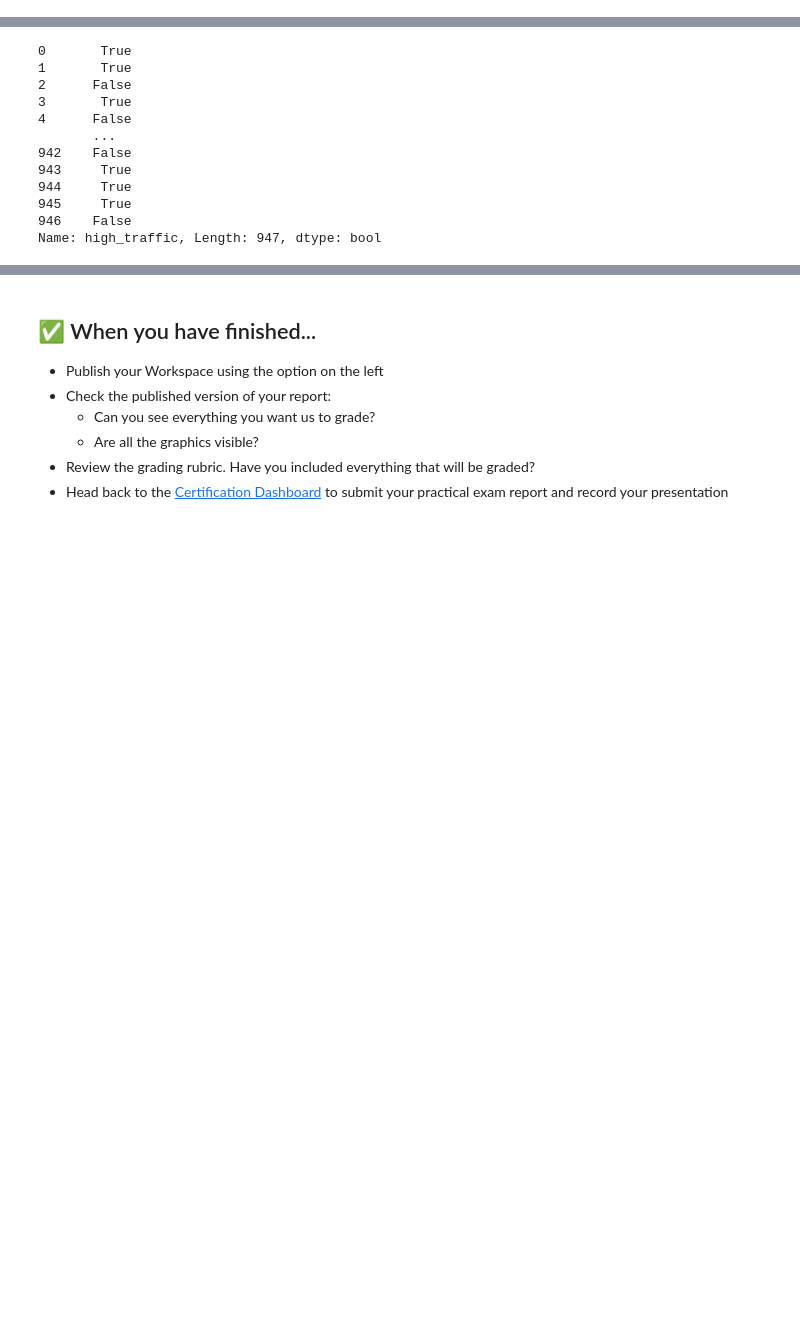
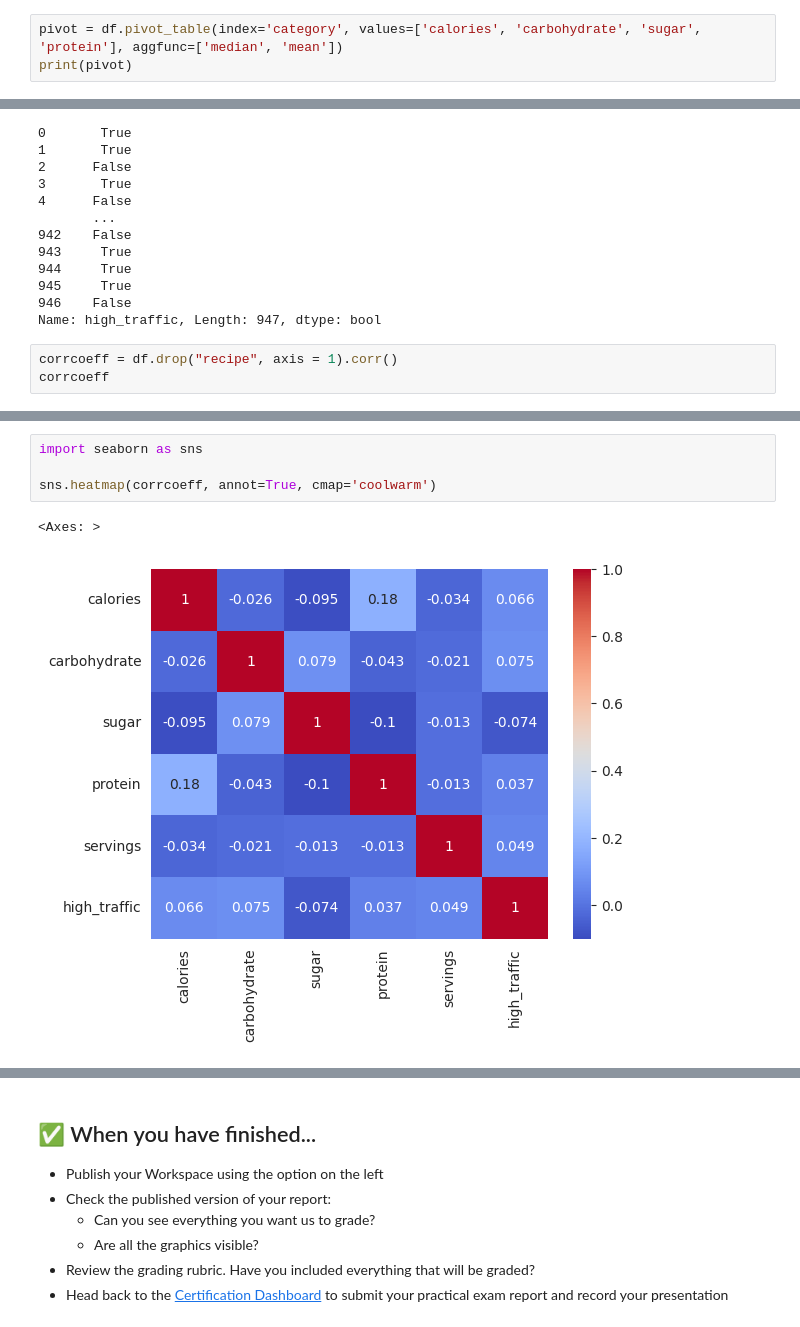
Before and after one commit to miniloda/DataCamp-DataScience-Exam, a Jupyter notebook: notebook.ipynb, the cells around one changed output, grey strips where cells are left out. Drawn from its saved outputs; the diff is of its cells as text; blank space fills up the shorter version.

```diff
--- a/notebook.ipynb
+++ b/notebook.ipynb
@@ -151,0 +161,3 @@ We can see that "calories", "carbohydrate", "sugar", and "protein" columns are r
+# %%
+pivot = df.pivot_table(index='category', values=['calories', 'carbohydrate', 'sugar', 'protein'], aggfunc=['median', 'mean'])
+print(pivot)
@@ -184,3 +222,6 @@ df.high_traffic
 945     True
 946    False
 Name: high_traffic, Length: 947, dtype: bool
+# %%
+corrcoeff = df.drop("recipe", axis = 1).corr()
+corrcoeff
@@ -186,0 +236,7 @@ Name: high_traffic, Length: 947, dtype: bool
+# %%
+import seaborn as sns
+
+sns.heatmap(corrcoeff, annot=True, cmap='coolwarm')
+# %% [output]
+<Axes: >
+[figure, added]
```
Also changed, not shown: parts of 29 cells of this notebook.
